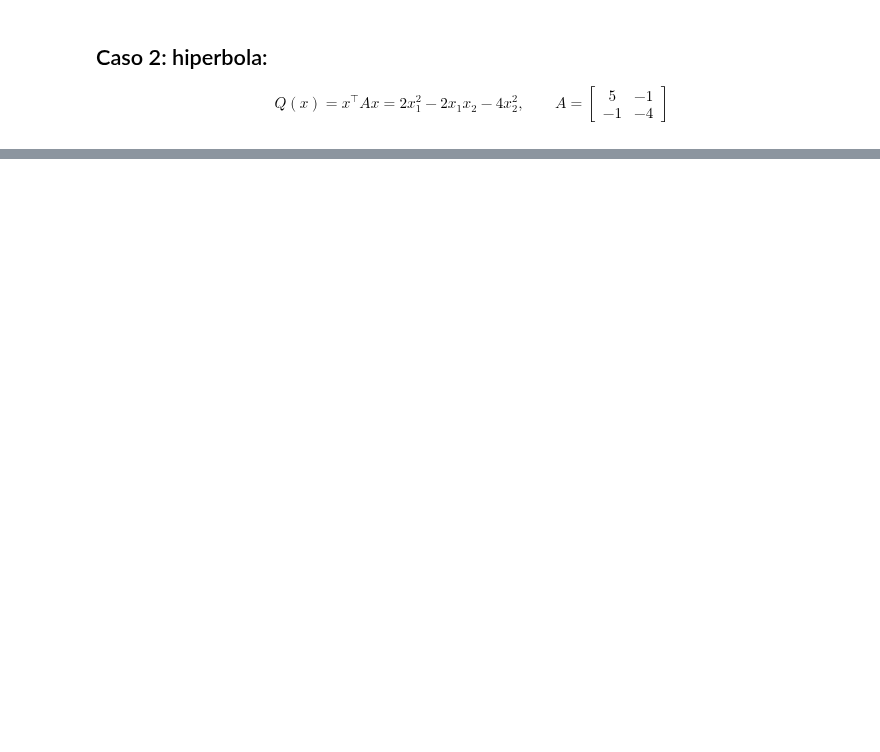
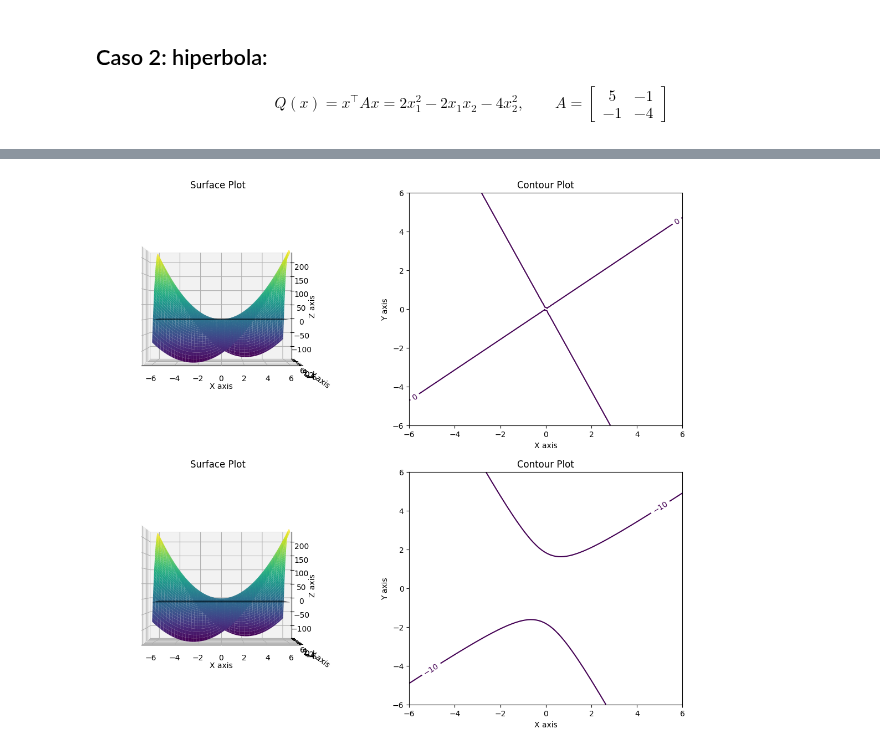
Before and after one commit to ManuelSanchezUribe/ManuelSanchezUribe.github.io, a Jupyter notebook: MAT1203/FormaCuadratica.ipynb, the cells around one changed output, grey strips where cells are left out. Drawn from its saved outputs; the diff is of its cells as text; code cells hidden in the pictures; blank space fills up the shorter version.

```diff
--- a/MAT1203/FormaCuadratica.ipynb
+++ b/MAT1203/FormaCuadratica.ipynb
@@ -116,0 +187,42 @@ plt.show()
+# %%
+# Plot the surface plot
+fig = plt.figure(figsize=(14, 12))
+Z_0 = 0*np.ones(Z.shape)
+Z_m10 = -10*np.ones(Z.shape)
+# Surface plot
+ax1 = fig.add_subplot(221, projection='3d')
+ax1.plot_surface(X, Y, Z, cmap='viridis')
+ax1.plot_surface(X, Y, Z_0, cmap='inferno', alpha=0.75)
+
+ax1.set_title('Surface Plot')
+ax1.set_xlabel('X axis')
+ax1.set_ylabel('Y axis')
+ax1.set_zlabel('Z axis')
+ax1.view_init(elev=0, azim=-90) #Works!
+# Contour plot
+ax2 = fig.add_subplot(222)
+contour = ax2.contour(X, Y, Z, cmap='viridis', levels=[0])
+ax2.clabel(contour, inline=True, fontsize=10)
+ax2.set_title('Contour Plot')
+ax2.set_xlabel('X axis')
+ax2.set_ylabel('Y axis')
+
+# Surface plot
+ax3 = fig.add_subplot(223, projection='3d')
+ax3.plot_surface(X, Y, Z, cmap='viridis')
+ax3.plot_surface(X, Y, Z_m10, cmap='inferno', alpha=0.75)
+ax3.set_title('Surface Plot')
+ax3.set_xlabel('X axis')
+ax3.set_ylabel('Y axis')
+ax3.set_zlabel('Z axis')
+ax3.view_init(elev=0, azim=-90) #Works!
+# Contour plot
+ax4 = fig.add_subplot(224)
+contour = ax4.contour(X, Y, Z, cmap='viridis', levels=[-10])
+ax4.clabel(contour, inline=True, fontsize=10)
+ax4.set_title('Contour Plot')
+ax4.set_xlabel('X axis')
+ax4.set_ylabel('Y axis')
+plt.show()
+# %% [output]
+[figure, added]
```
Also changed, not shown: parts of 4 cells of this notebook.
